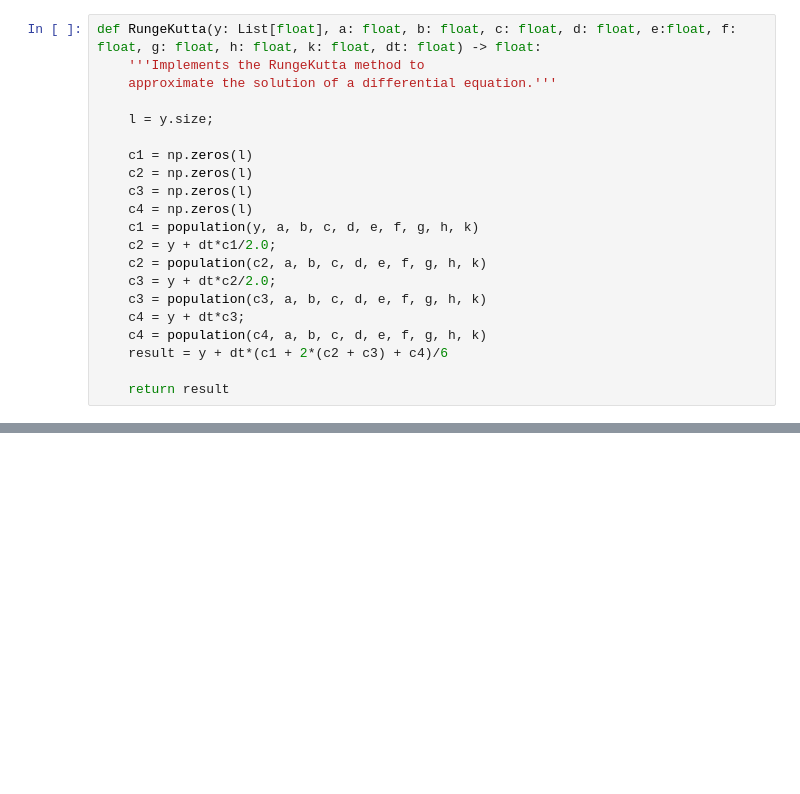
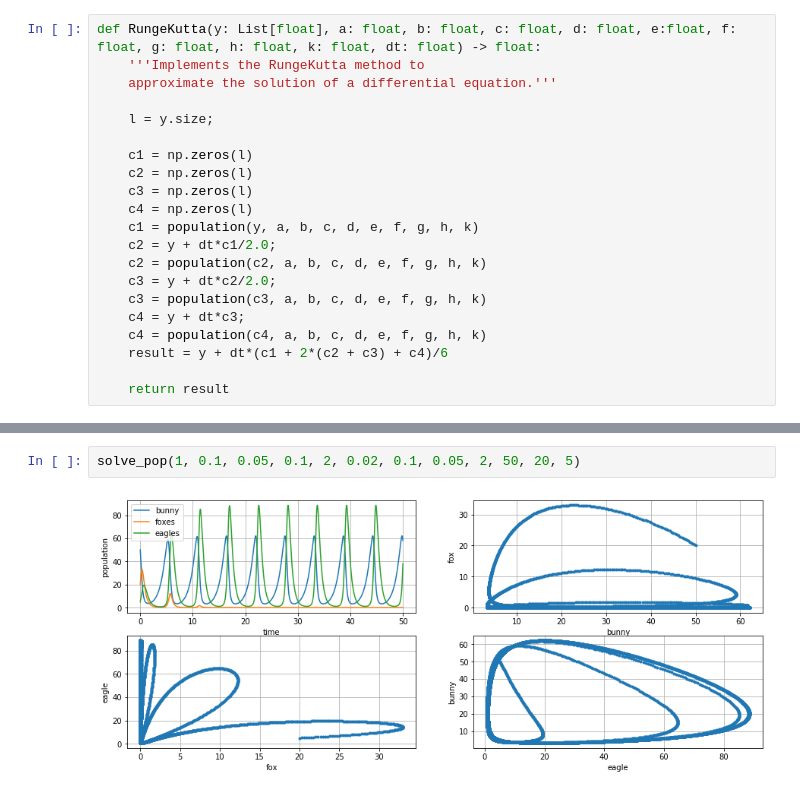
Before and after one commit to thatmariia/ModellingODE, a Jupyter notebook: Lotka Volterra.ipynb, the cells around one changed output, grey strips where cells are left out. Drawn from its saved outputs; the diff is of its cells as text; blank space fills up the shorter version.

```diff
--- a/Lotka Volterra.ipynb
+++ b/Lotka Volterra.ipynb
@@ -102,0 +107,4 @@ solve_pop(5, 0.1, 0.1, 2, 0.2, 0.2, 1, 0.2, 8, 50, 20, 0)
+# %%
+solve_pop(1, 0.1, 0.05, 0.1, 2, 0.02, 0.1, 0.05, 2, 50, 20, 5)
+# %% [output]
+[figure, added]
```
Also changed, not shown: parts of 5 cells of this notebook.
